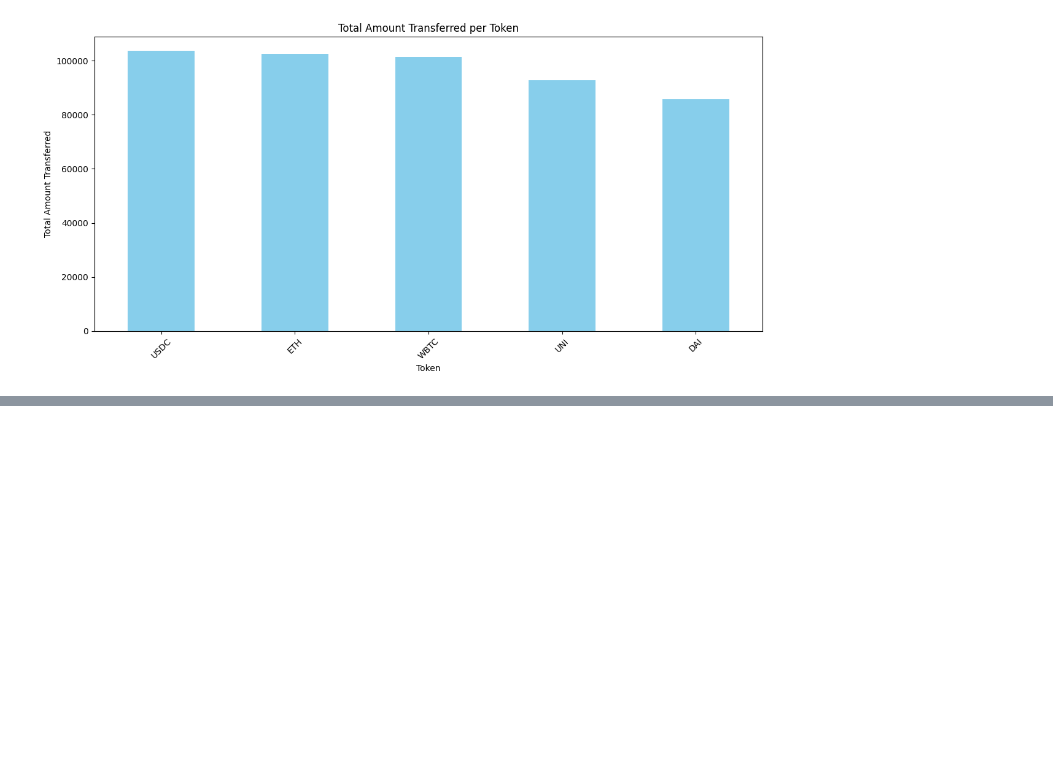
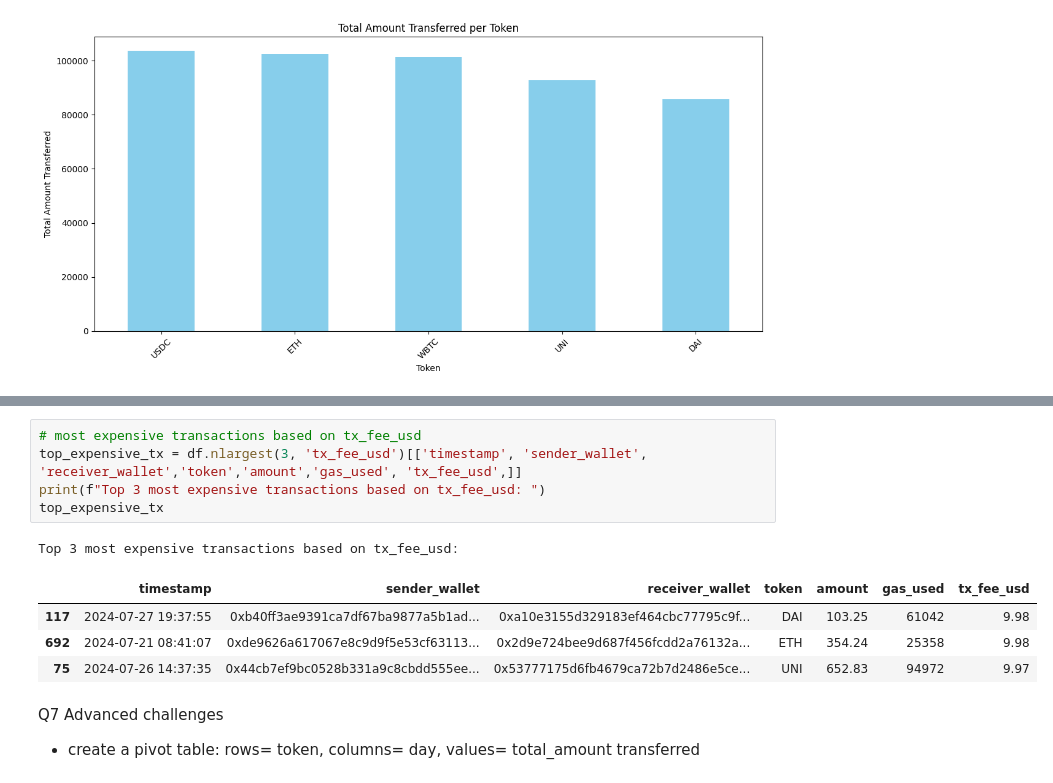
Before and after one commit to christian-obi/analyticsages-datacourse, a Jupyter notebook: assignment_data_manipulation.ipynb, the cells around one changed output, grey strips where cells are left out. Cells and saved outputs as stored; diff of their text form; blank space fills up the shorter version.

```diff
--- a/assignment_data_manipulation.ipynb
+++ b/assignment_data_manipulation.ipynb
@@ -241,0 +310,14 @@ plt.show()
+# %%
+# most expensive transactions based on tx_fee_usd
+top_expensive_tx = df.nlargest(3, 'tx_fee_usd')[['timestamp', 'sender_wallet', 'receiver_wallet','token','amount','gas_used', 'tx_fee_usd',]]
+print(f"Top 3 most expensive transactions based on tx_fee_usd: ")
+top_expensive_tx
+# %% [output]
+Top 3 most expensive transactions based on tx_fee_usd:
+|  | timestamp | sender_wallet | receiver_wallet | token | amount | gas_used | tx_fee_usd |
+| 117 | 2024-07-27 19:37:55 | 0xb40ff3ae9391ca7df67ba9877a5b1ad... | 0xa10e3155d329183ef464cbc77795c9f... | DAI | 103.25 | 61042 | 9.98 |
+| 692 | 2024-07-21 08:41:07 | 0xde9626a617067e8c9d9f5e53cf63113... | 0x2d9e724bee9d687f456fcdd2a76132a... | ETH | 354.24 | 25358 | 9.98 |
+| 75 | 2024-07-26 14:37:35 | 0x44cb7ef9bc0528b331a9c8cbdd555ee... | 0x53777175d6fb4679ca72b7d2486e5ce... | UNI | 652.83 | 94972 | 9.97 |
+# %% [markdown]
+Q7 Advanced challenges
+- create a pivot table: rows= token, columns= day, values= total_amount transferred
```
Also changed, not shown: parts of 8 cells of this notebook.
